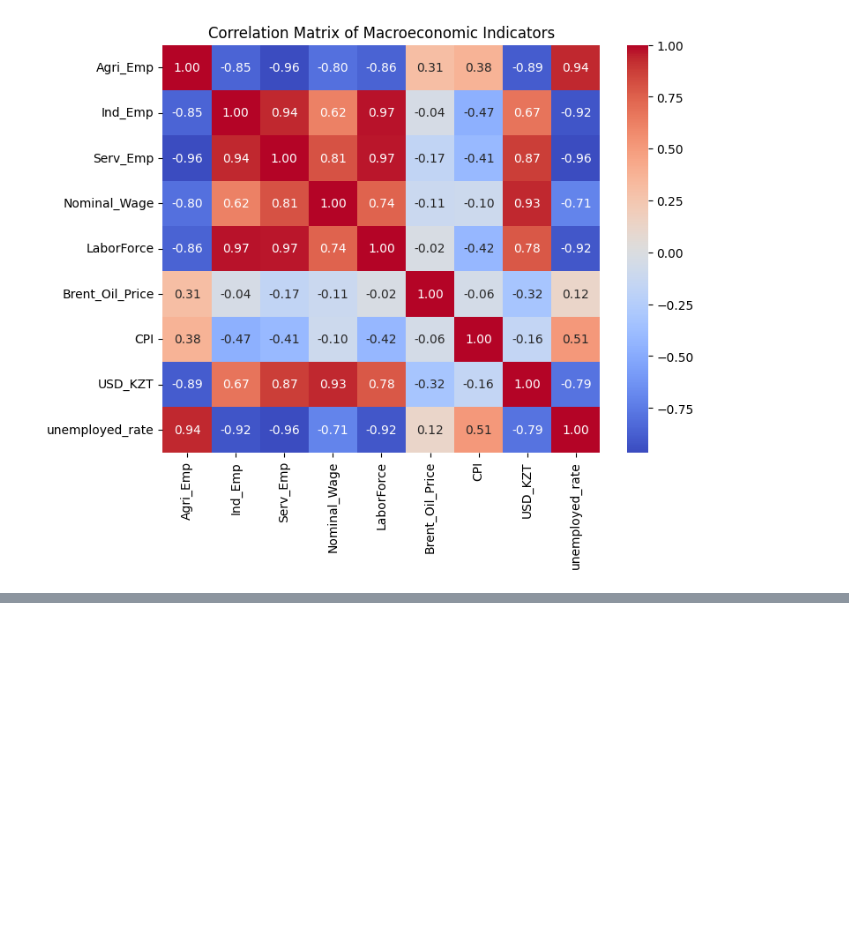
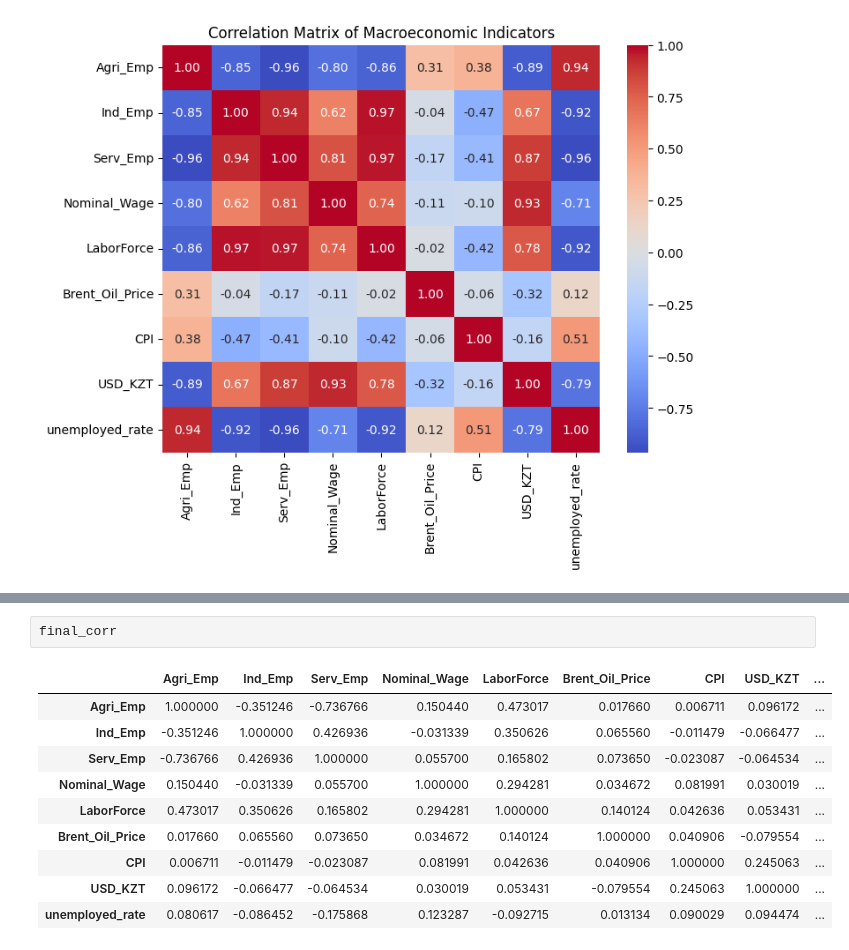
Before and after one commit to say-ahmedi/PROJECT, a Jupyter notebook: code/parts/unemp.ipynb, the cells around one changed output, grey strips where cells are left out. Saved outputs shown, nothing was run; the diff lists cells and outputs as text; blank space fills up the shorter version.

```diff
--- a/code/parts/unemp.ipynb
+++ b/code/parts/unemp.ipynb
@@ -437,0 +439,13 @@ cpi.head()
+# %%
+final_corr
+# %% [output]
+|  | Agri_Emp | Ind_Emp | Serv_Emp | Nominal_Wage | LaborForce | Brent_Oil_Price | CPI | USD_KZT | ... |
+| Agri_Emp | 1.000000 | -0.351246 | -0.736766 | 0.150440 | 0.473017 | 0.017660 | 0.006711 | 0.096172 | ... |
+| Ind_Emp | -0.351246 | 1.000000 | 0.426936 | -0.031339 | 0.350626 | 0.065560 | -0.011479 | -0.066477 | ... |
+| Serv_Emp | -0.736766 | 0.426936 | 1.000000 | 0.055700 | 0.165802 | 0.073650 | -0.023087 | -0.064534 | ... |
+| Nominal_Wage | 0.150440 | -0.031339 | 0.055700 | 1.000000 | 0.294281 | 0.034672 | 0.081991 | 0.030019 | ... |
+| LaborForce | 0.473017 | 0.350626 | 0.165802 | 0.294281 | 1.000000 | 0.140124 | 0.042636 | 0.053431 | ... |
+| Brent_Oil_Price | 0.017660 | 0.065560 | 0.073650 | 0.034672 | 0.140124 | 1.000000 | 0.040906 | -0.079554 | ... |
+| CPI | 0.006711 | -0.011479 | -0.023087 | 0.081991 | 0.042636 | 0.040906 | 1.000000 | 0.245063 | ... |
+| USD_KZT | 0.096172 | -0.066477 | -0.064534 | 0.030019 | 0.053431 | -0.079554 | 0.245063 | 1.000000 | ... |
+| unemployed_rate | 0.080617 | -0.086452 | -0.175868 | 0.123287 | -0.092715 | 0.013134 | 0.090029 | 0.094474 | ... |
```
Also changed, not shown: parts of 13 cells of this notebook.
